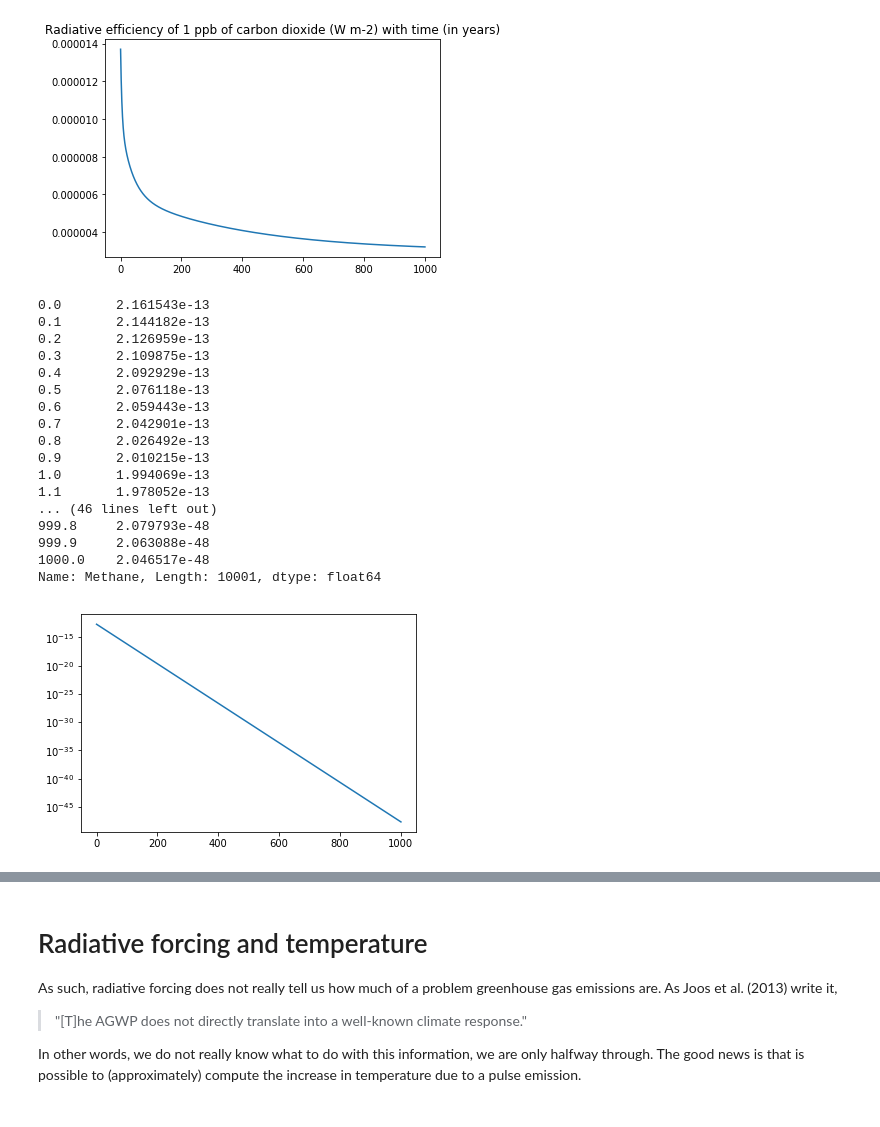
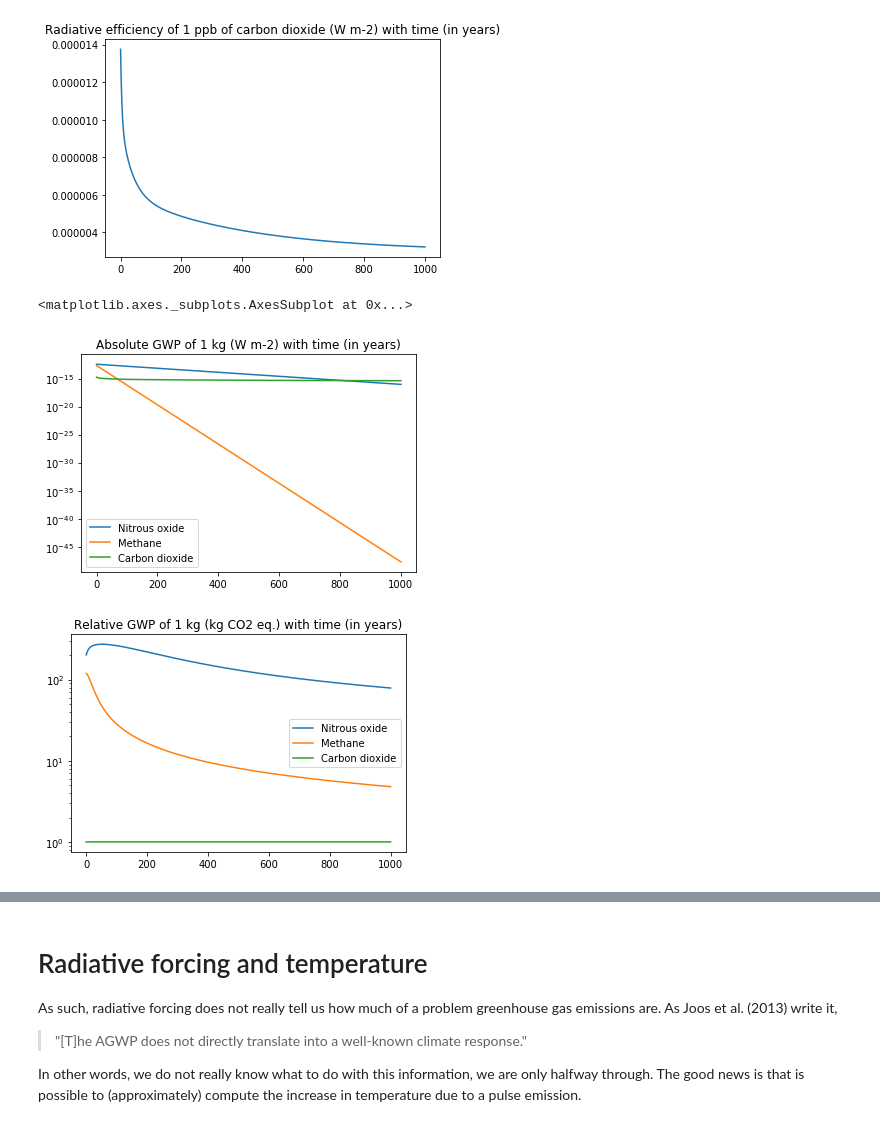
Before and after one commit to thomasgibon/radiativeforcing, a Jupyter notebook: Climate change and radiative forcing.ipynb, the cells around one changed output, grey strips where cells are left out. Cells and saved outputs as stored; diff of their text form; code cells hidden in the pictures.

```diff
--- a/Climate change and radiative forcing.ipynb
+++ b/Climate change and radiative forcing.ipynb
@@ -159,33 +161,17 @@ AGWP_ppb['Carbon dioxide'].plot(title='Radiative efficiency of 1 ppb of carbon d
 <matplotlib.axes._subplots.AxesSubplot at 0x...>
 [figure]
 # %%
-RFI_ppb = IRF_ppb.cumsum(0) / stepsize # Radiative forcing integrated, in ppb
+RFI_ppb = AGWP_ppb.cumsum(0) / stepsize # Radiative forcing integrated, in ppb
 
 molar_weights = pd.concat([a_x_i['Molar mass (g mol-1)'], a_CO2_i['Molar mass (g mol-1)']])
 correction    = pd.concat([a_x_i['Correction'], a_CO2_i['Correction']])
 
-IRF_kg = IRF_ppb/molar_weights * atm_mol/atm_mass * 1e9 * correction
+AGWP_kg = AGWP_ppb/molar_weights * atm_mol/atm_mass * 1e9 * correction
 RFI_kg = RFI_ppb/molar_weights * atm_mol/atm_mass * 1e9 * correction
-IRF_kg['Methane'].plot(logy=True)
+AGWP_kg[substances].plot(logy=True,title='Absolute GWP of 1 kg (W m-2) with time (in years)')
 GWP = RFI_kg.div(RFI_kg['Carbon dioxide'],0)    # Global warming potential
-#GWP[substances].plot(logy=True)
-print(IRF_kg['Methane'])
+GWP[substances].plot(logy=True,title='Relative GWP of 1 kg (kg CO2 eq.) with time (in years)')
 # %% [output]
-0.0       2.161543e-13
-0.1       2.144182e-13
-0.2       2.126959e-13
-0.3       2.109875e-13
-0.4       2.092929e-13
-0.5       2.076118e-13
-0.6       2.059443e-13
-0.7       2.042901e-13
-0.8       2.026492e-13
-0.9       2.010215e-13
-1.0       1.994069e-13
-1.1       1.978052e-13
-... (46 lines left out)
-999.8     2.079793e-48
-999.9     2.063088e-48
-1000.0    2.046517e-48
-Name: Methane, Length: 10001, dtype: float64
+<matplotlib.axes._subplots.AxesSubplot at 0x...>
-[figure, old version]
+[figure, new version]
+[figure, added]
```
Also changed, not shown: parts of 6 cells of this notebook, 7 other files.
